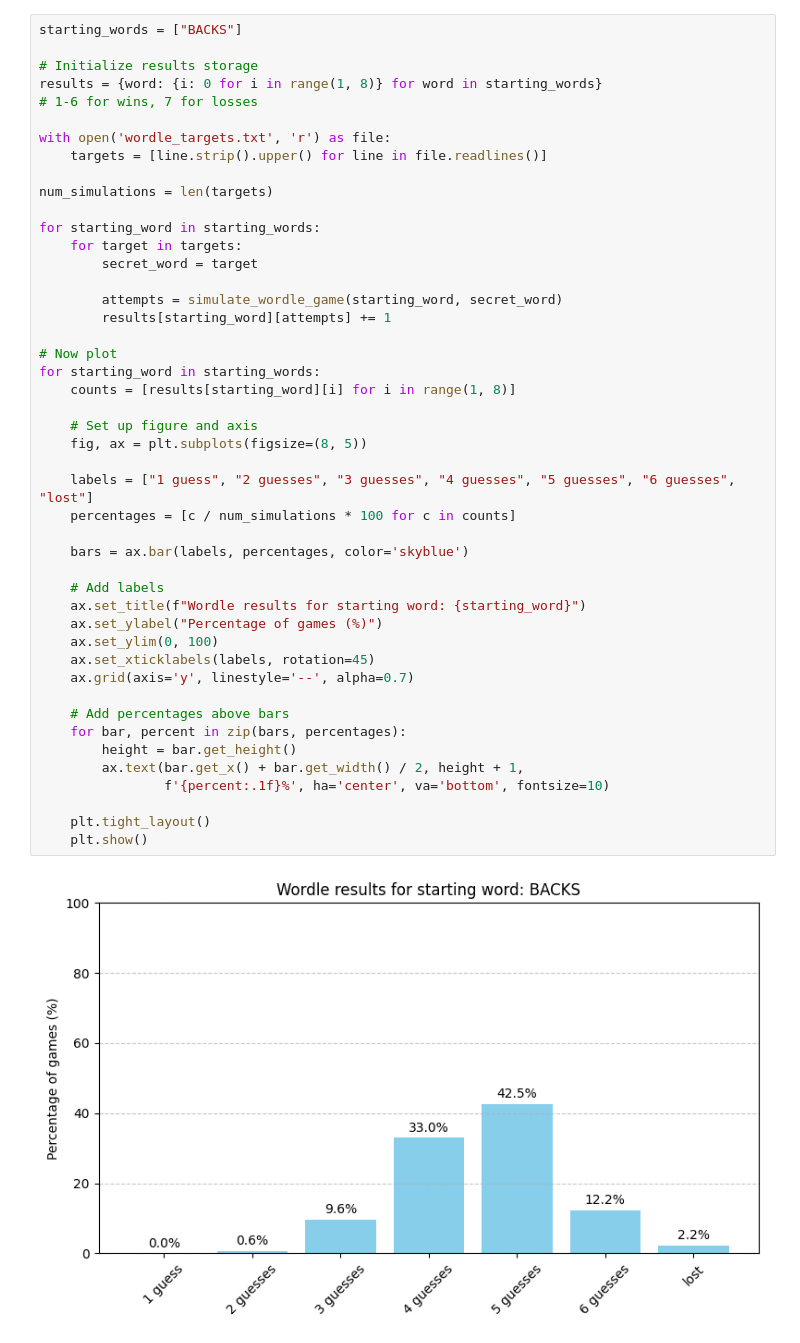
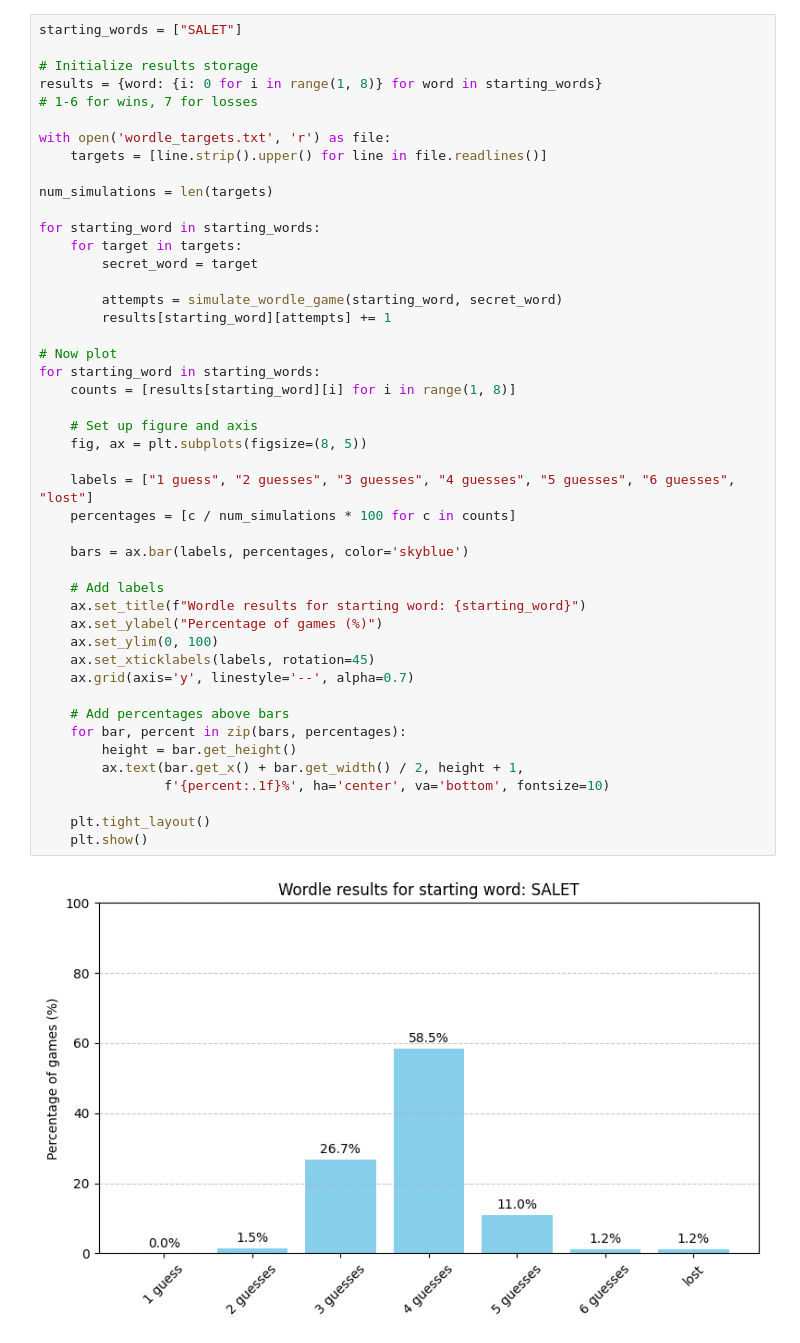
Before and after one commit to Krusol21/WordleSolver, a Jupyter notebook: wordle_viz_ent.ipynb, the cells around one changed output. Cells and saved outputs as stored; diff of their text form.

```diff
--- a/wordle_viz_ent.ipynb
+++ b/wordle_viz_ent.ipynb
@@ -250,5 +267,5 @@ Extra Test: Goes thru whole solutions list instead of randomly
 # %%
-starting_words = ["BACKS"]
+starting_words = ["SALET"]
 
 # Initialize results storage
 results = {word: {i: 0 for i in range(1, 8)} for word in starting_words}
@@ -267,31 +284,31 @@ for starting_word in starting_words:
         results[starting_word][attempts] += 1
 
 # Now plot
 for starting_word in starting_words:
     counts = [results[starting_word][i] for i in range(1, 8)]
 
     # Set up figure and axis
     fig, ax = plt.subplots(figsize=(8, 5))
 
     labels = ["1 guess", "2 guesses", "3 guesses", "4 guesses", "5 guesses", "6 guesses", "lost"]
     percentages = [c / num_simulations * 100 for c in counts]
 
     bars = ax.bar(labels, percentages, color='skyblue')
 
     # Add labels
     ax.set_title(f"Wordle results for starting word: {starting_word}")
     ax.set_ylabel("Percentage of games (%)")
     ax.set_ylim(0, 100)
     ax.set_xticklabels(labels, rotation=45)
     ax.grid(axis='y', linestyle='--', alpha=0.7)
 
     # Add percentages above bars
     for bar, percent in zip(bars, percentages):
         height = bar.get_height()
         ax.text(bar.get_x() + bar.get_width() / 2, height + 1,
                 f'{percent:.1f}%', ha='center', va='bottom', fontsize=10)
 
     plt.tight_layout()
     plt.show()
 # %% [output]
-[figure, old version]
+[figure, new version]
```
Also changed, not shown: parts of 3 cells of this notebook, 6 other files.
